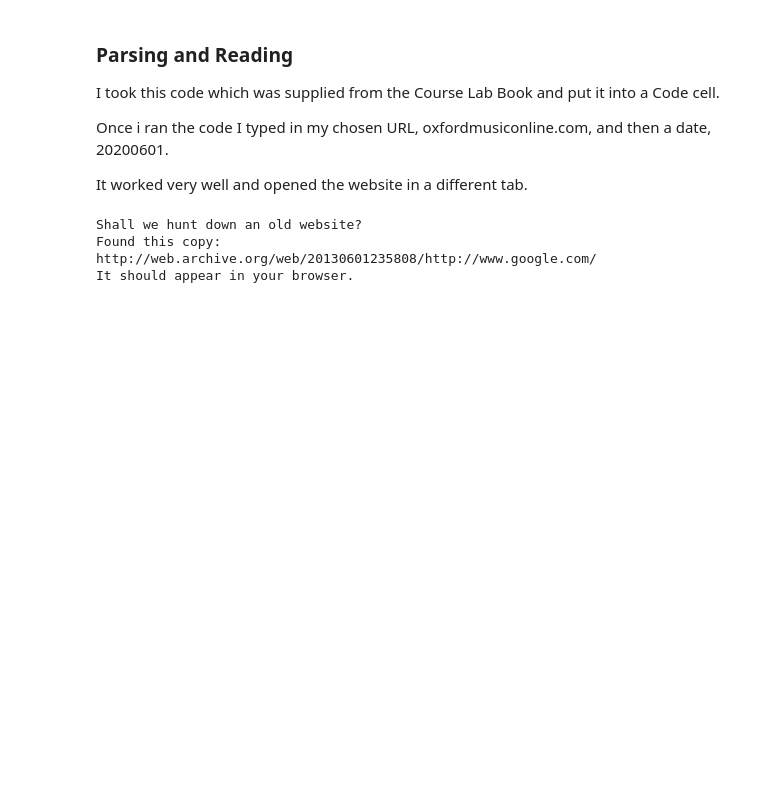
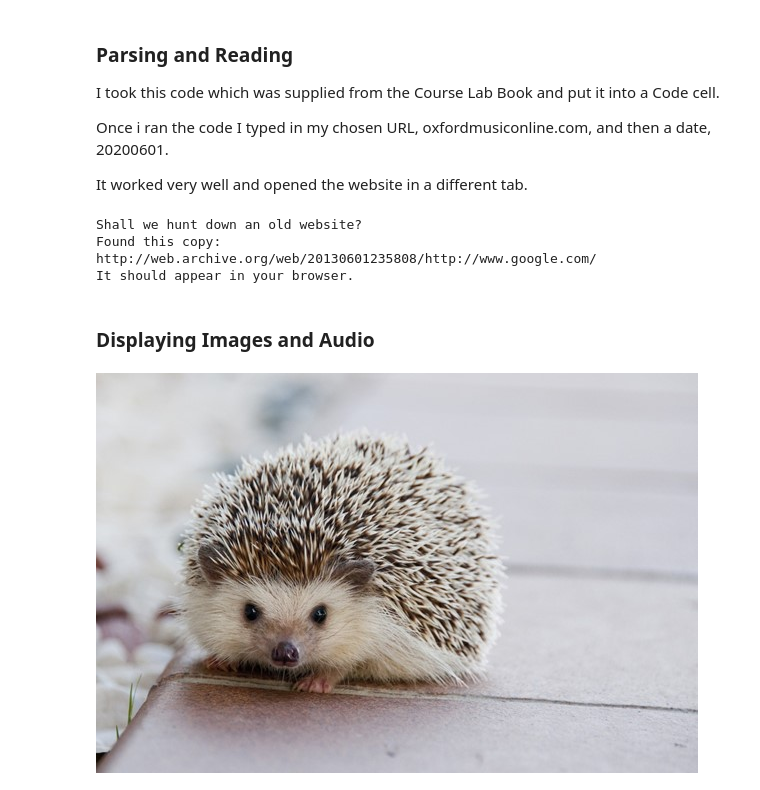
Before and after one commit to jamiemorrison04/ai-for-the-arts, a Jupyter notebook: coding_exercises_ai.ipynb, the cells around one changed output. Saved outputs shown, nothing was run; the diff lists cells and outputs as text; code cells hidden in the pictures; blank space fills up the shorter version.

Commit message:
Imported Image

```diff
--- a/coding_exercises_ai.ipynb
+++ b/coding_exercises_ai.ipynb
@@ -181,3 +181,11 @@ except:
 Shall we hunt down an old website?
 Found this copy:  http://web.archive.org/web/20130601235808/http://www.google.com/
 It should appear in your browser.
+# %% [markdown]
+### Displaying Images and Audio
+# %%
+from IPython.display import Image
+
+Image ("picture1.jpg")
+# %% [output]
+[figure, added]
```
